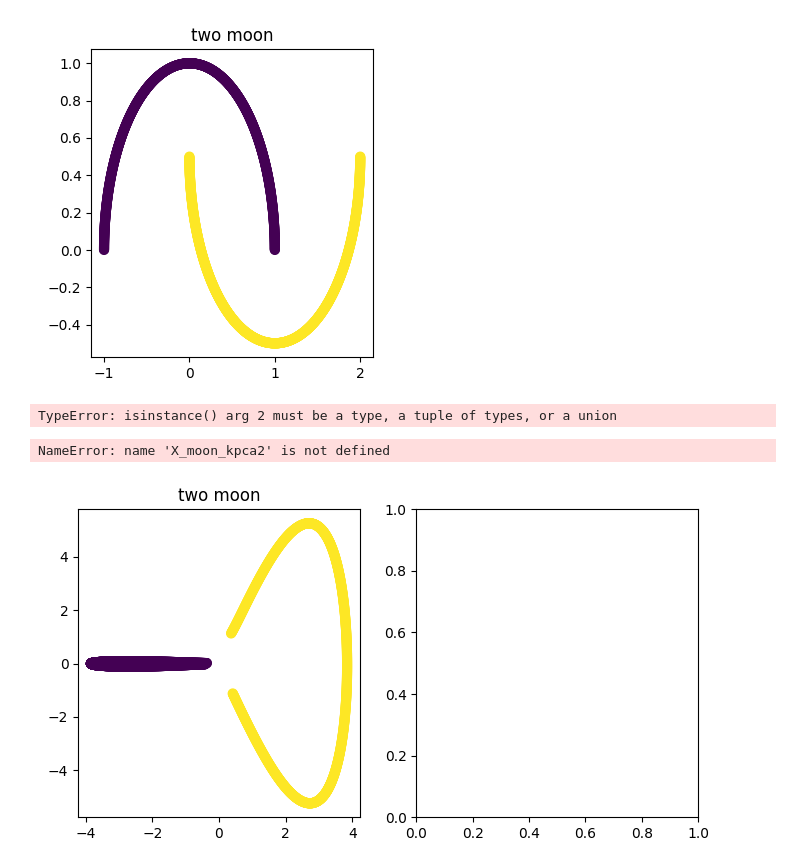
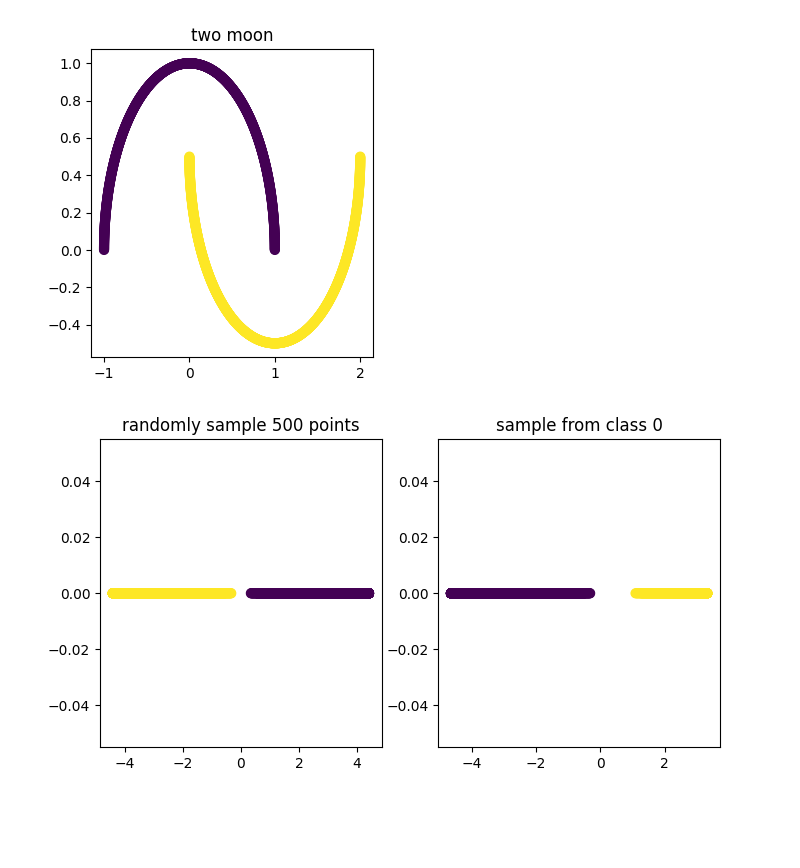
Before and after one commit to london-and-tequila/DSC205, a Jupyter notebook: HW2/HW2_Q4.ipynb, the cells around one changed output. Drawn from its saved outputs; the diff is of its cells as text; code cells hidden in the pictures; blank space fills up the shorter version.

```diff
--- a/HW2/HW2_Q4.ipynb
+++ b/HW2/HW2_Q4.ipynb
@@ -76,22 +76,19 @@ plt.title('two moon')
 Text(0.5, 1.0, 'two moon')
 [figure]
 # %%
-X_moon_kpca = kernel_pca_nystrom_extension(moon_data['location'], samples = 500, n_components=2, kernel='rbf', gamma=20)
+X_moon_kpca = kernel_pca_nystrom_extension(moon_data['location'], samples = 500, n_components=1, kernel='rbf', gamma=15)
 X_moon_kpca2 = kernel_pca_nystrom_extension(moon_data['location'],
                                         samples = np.random.choice(np.where(moon_data['label'] == 0)[0], 500, replace=False),
-                                        n_components=2, kernel='rbf', gamma=20)
+                                        n_components=1, kernel='rbf', gamma=15)
-# %% [output]
-TypeError: isinstance() arg 2 must be a type, a tuple of types, or a union
 # %%
 plt.figure(figsize=(8,4))
 plt.subplot(1,2,1)
-plt.scatter(X_moon_kpca[:, 0], X_moon_kpca[:, 1], c=moon_data['label'], cmap=plt.cm.viridis, s=40)
-plt.title('two moon')
+plt.scatter(X_moon_kpca[:, 0], np.zeros(X_moon_kpca.shape[0]),  c=moon_data['label'], cmap=plt.cm.viridis, s=40)
+plt.title('randomly sample 500 points')
 plt.subplot(1,2,2)
-plt.scatter(X_moon_kpca2[:, 0], X_moon_kpca2[:, 1], c=moon_data2['label'], cmap=plt.cm.viridis, s=40)
-plt.title('two circle')
-plt.savefig('kpca.png')
+plt.scatter(X_moon_kpca2[:, 0], np.zeros(X_moon_kpca2.shape[0]),  c=moon_data['label'], cmap=plt.cm.viridis, s=40)
+plt.title('sample from class 0')
+plt.savefig('kpca3.png')
 plt.show()
 # %% [output]
-NameError: name 'X_moon_kpca2' is not defined
-[figure, old version]
+[figure, new version]
```
Also changed, not shown: parts of 3 cells of this notebook.
